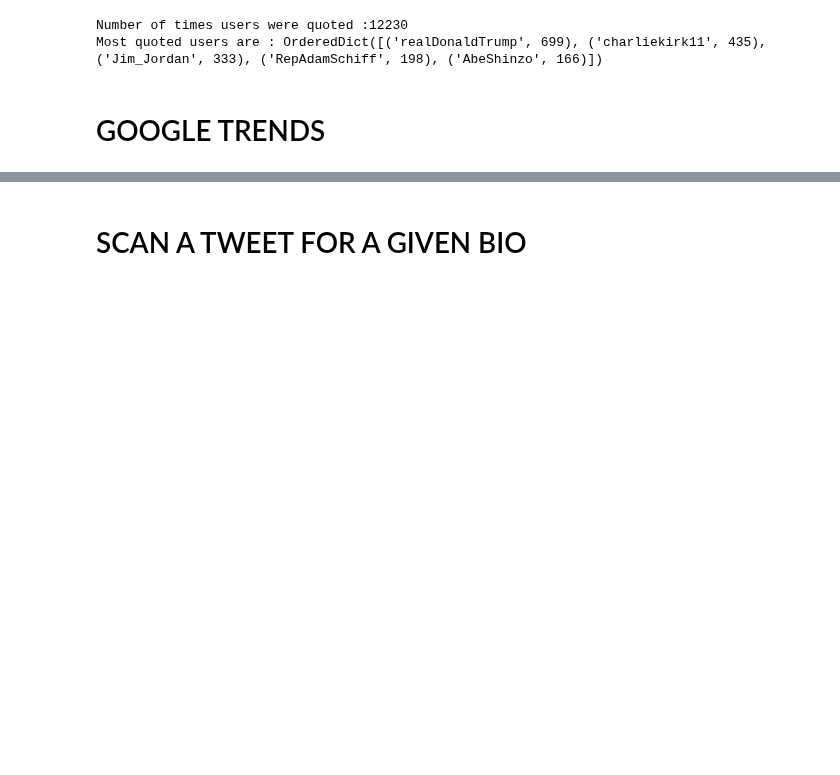
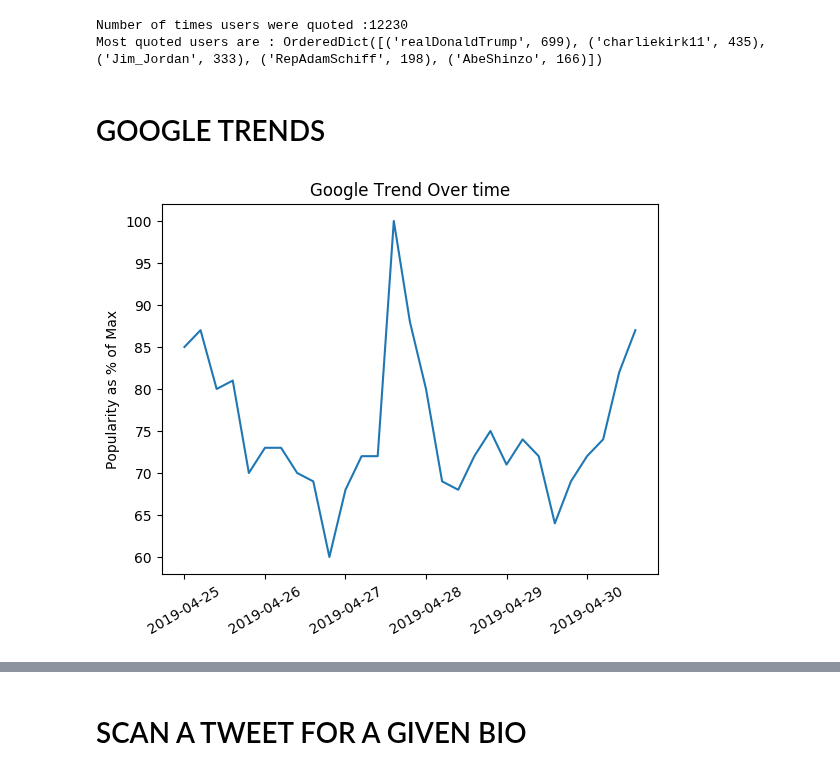
Before and after one commit to murchie85/TRUMP-TWITTER-ANALYTICS, a Jupyter notebook: TRUMP HISTORICAL ANALYSIS.ipynb, the cells around one changed output, grey strips where cells are left out. Saved outputs shown, nothing was run; the diff lists cells and outputs as text; code cells hidden in the pictures; blank space fills up the shorter version.

```diff
--- a/TRUMP HISTORICAL ANALYSIS.ipynb
+++ b/TRUMP HISTORICAL ANALYSIS.ipynb
@@ -965,37 +965,32 @@ Most quoted users are : OrderedDict([('realDonaldTrump', 699), ('charliekirk11',
 # %%
 import csv
 import matplotlib.pyplot as plt; plt.rcdefaults()
 import numpy as np
 import matplotlib.pyplot as plt
 
-with open('may.csv', newline='') as csvfile:
+with open('multiTimeline.csv', newline='') as csvfile:
     data = list(csv.reader(csvfile))
 google =data[3:]
 
 dates = []
 values = []
 for x in range(0, len(google)):
     dates.append(str(google[x][0]))
     values.append(google[x][1])
 
 
 
 
 y_pos = np.arange(len(dates))
-#performance = values
-#plt.bar(y_pos, performance, align='center', alpha=0.5)
-#plt.xticks(y_pos, dates, rotation="vertical")
-
-
-
-
 
 
 plt.plot(y_pos, values)
 
-plt.title('#Brexit Google Trend')
+plt.title('Google Trend Over time')
 plt.ylabel('Popularity as % of Max')
-#plt.xticks(y_pos, dates, rotation="vertical")
-#plt.xticks(np.arange(min(y_pos), max(y_pos)+1, 1.0))
-plt.savefig("trend", bbox_inches="tight")
+plt.xticks(y_pos, dates, fontsize=10, rotation=30)
+plt.locator_params(axis='x', nbins=6)
+
 plt.show()
+# %% [output]
+[figure, added]
```
Also changed, not shown: parts of 2 cells of this notebook, 4 other files.
